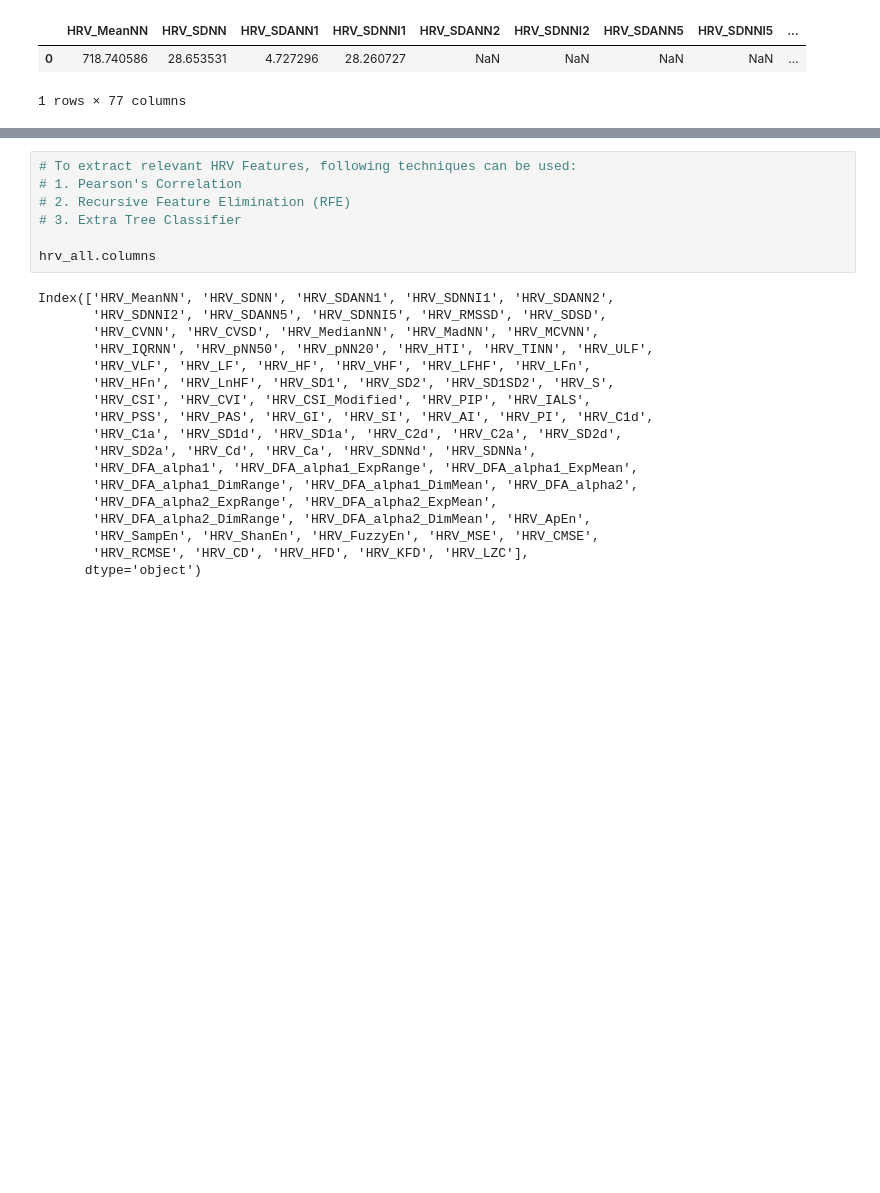
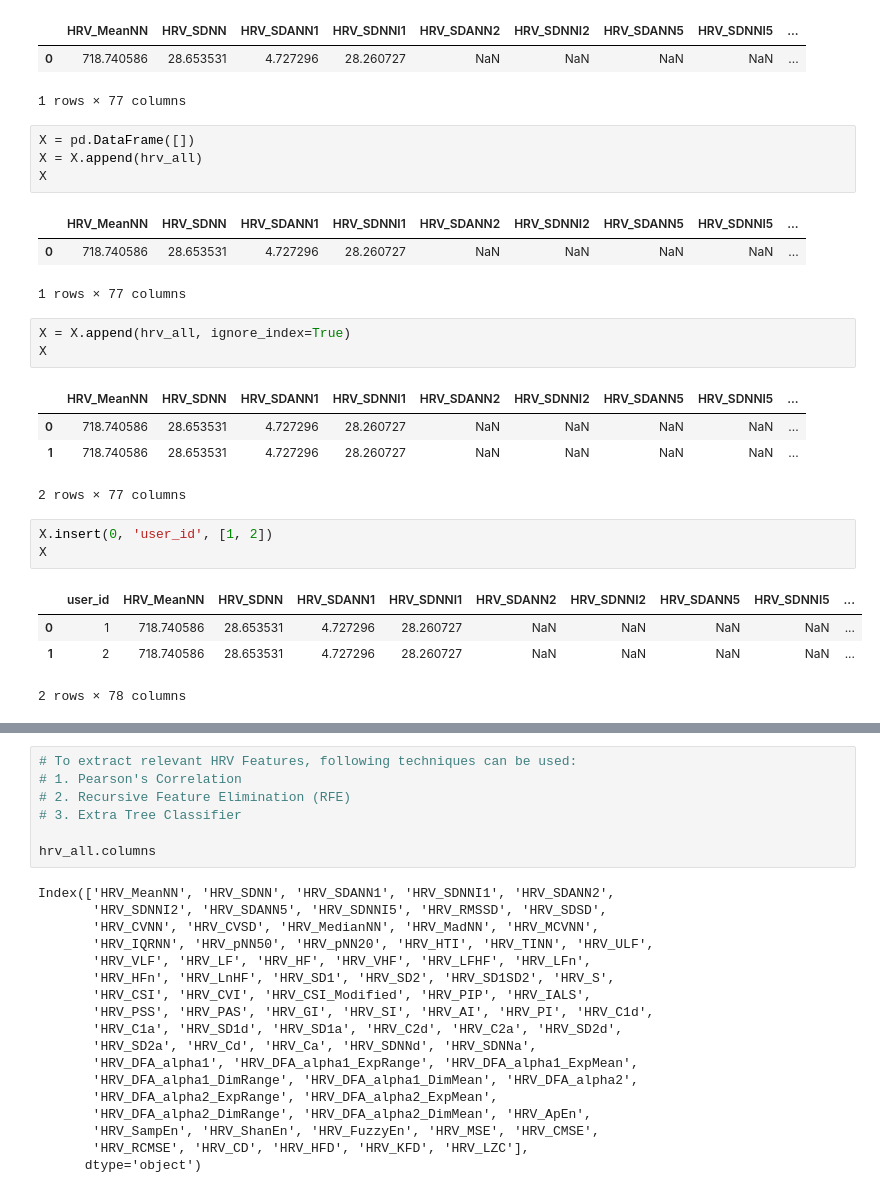
Before and after one commit to asheeshcric/VA, a Jupyter notebook: notebooks/data_analysis.ipynb, the cells around one changed output, grey strips where cells are left out. Cells and saved outputs as stored; diff of their text form; blank space fills up the shorter version.

Commit message:
Test adding columns to a dataframe

```diff
--- a/notebooks/data_analysis.ipynb
+++ b/notebooks/data_analysis.ipynb
@@ -171,3 +171,27 @@ hrv_all
 |  | HRV_MeanNN | HRV_SDNN | HRV_SDANN1 | HRV_SDNNI1 | HRV_SDANN2 | HRV_SDNNI2 | HRV_SDANN5 | HRV_SDNNI5 | ... |
 | 0 | 718.740586 | 28.653531 | 4.727296 | 28.260727 | NaN | NaN | NaN | NaN | ... |
 1 rows × 77 columns
+# %%
+X = pd.DataFrame([])
+X = X.append(hrv_all)
+X
+# %% [output]
+|  | HRV_MeanNN | HRV_SDNN | HRV_SDANN1 | HRV_SDNNI1 | HRV_SDANN2 | HRV_SDNNI2 | HRV_SDANN5 | HRV_SDNNI5 | ... |
+| 0 | 718.740586 | 28.653531 | 4.727296 | 28.260727 | NaN | NaN | NaN | NaN | ... |
+1 rows × 77 columns
+# %%
+X = X.append(hrv_all, ignore_index=True)
+X
+# %% [output]
+|  | HRV_MeanNN | HRV_SDNN | HRV_SDANN1 | HRV_SDNNI1 | HRV_SDANN2 | HRV_SDNNI2 | HRV_SDANN5 | HRV_SDNNI5 | ... |
+| 0 | 718.740586 | 28.653531 | 4.727296 | 28.260727 | NaN | NaN | NaN | NaN | ... |
+| 1 | 718.740586 | 28.653531 | 4.727296 | 28.260727 | NaN | NaN | NaN | NaN | ... |
+2 rows × 77 columns
+# %%
+X.insert(0, 'user_id', [1, 2])
+X
+# %% [output]
+|  | user_id | HRV_MeanNN | HRV_SDNN | HRV_SDANN1 | HRV_SDNNI1 | HRV_SDANN2 | HRV_SDNNI2 | HRV_SDANN5 | HRV_SDNNI5 | ... |
+| 0 | 1 | 718.740586 | 28.653531 | 4.727296 | 28.260727 | NaN | NaN | NaN | NaN | ... |
+| 1 | 2 | 718.740586 | 28.653531 | 4.727296 | 28.260727 | NaN | NaN | NaN | NaN | ... |
+2 rows × 78 columns
```
Also changed, not shown: parts of 1 cell of this notebook.
